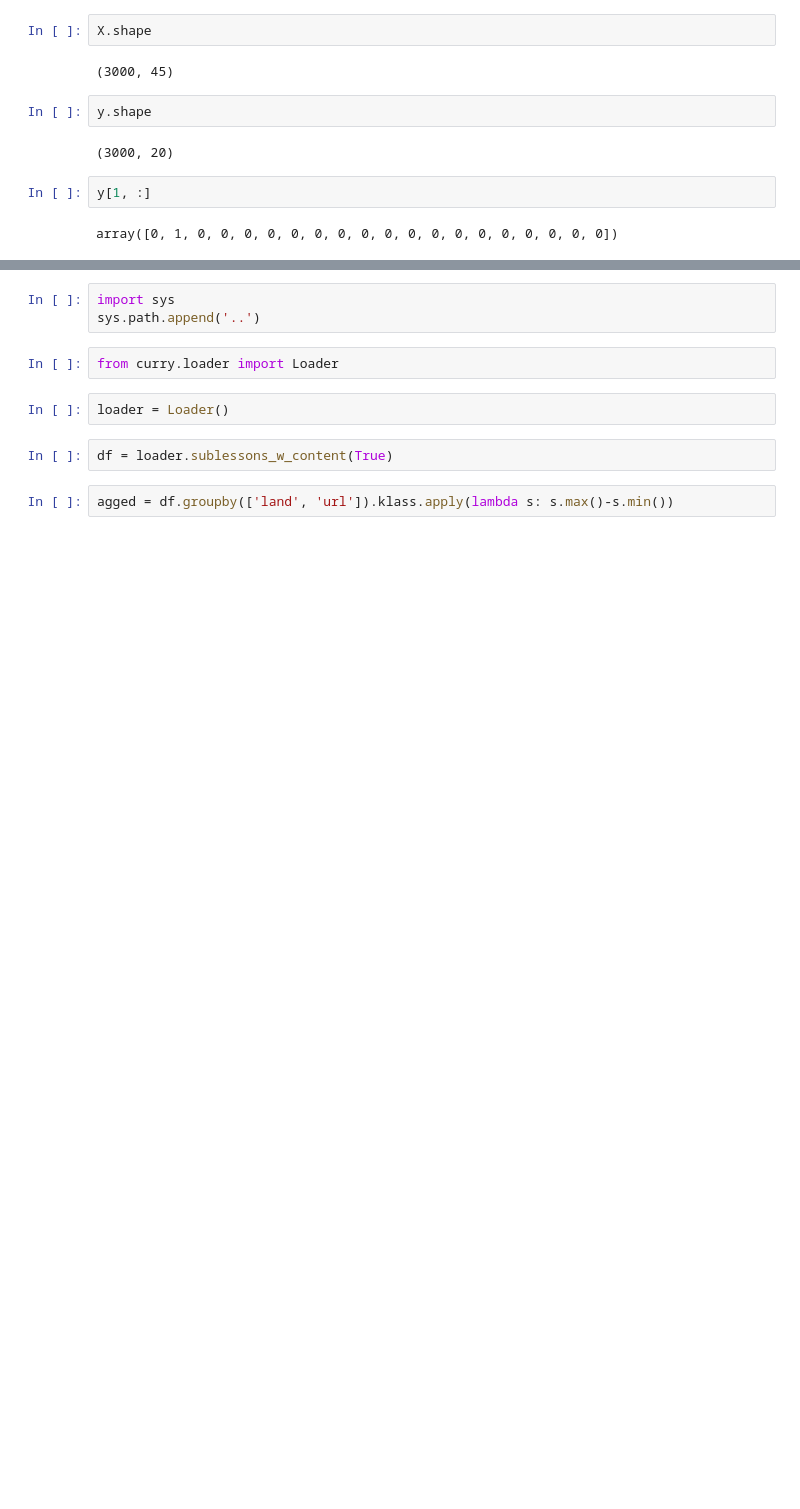
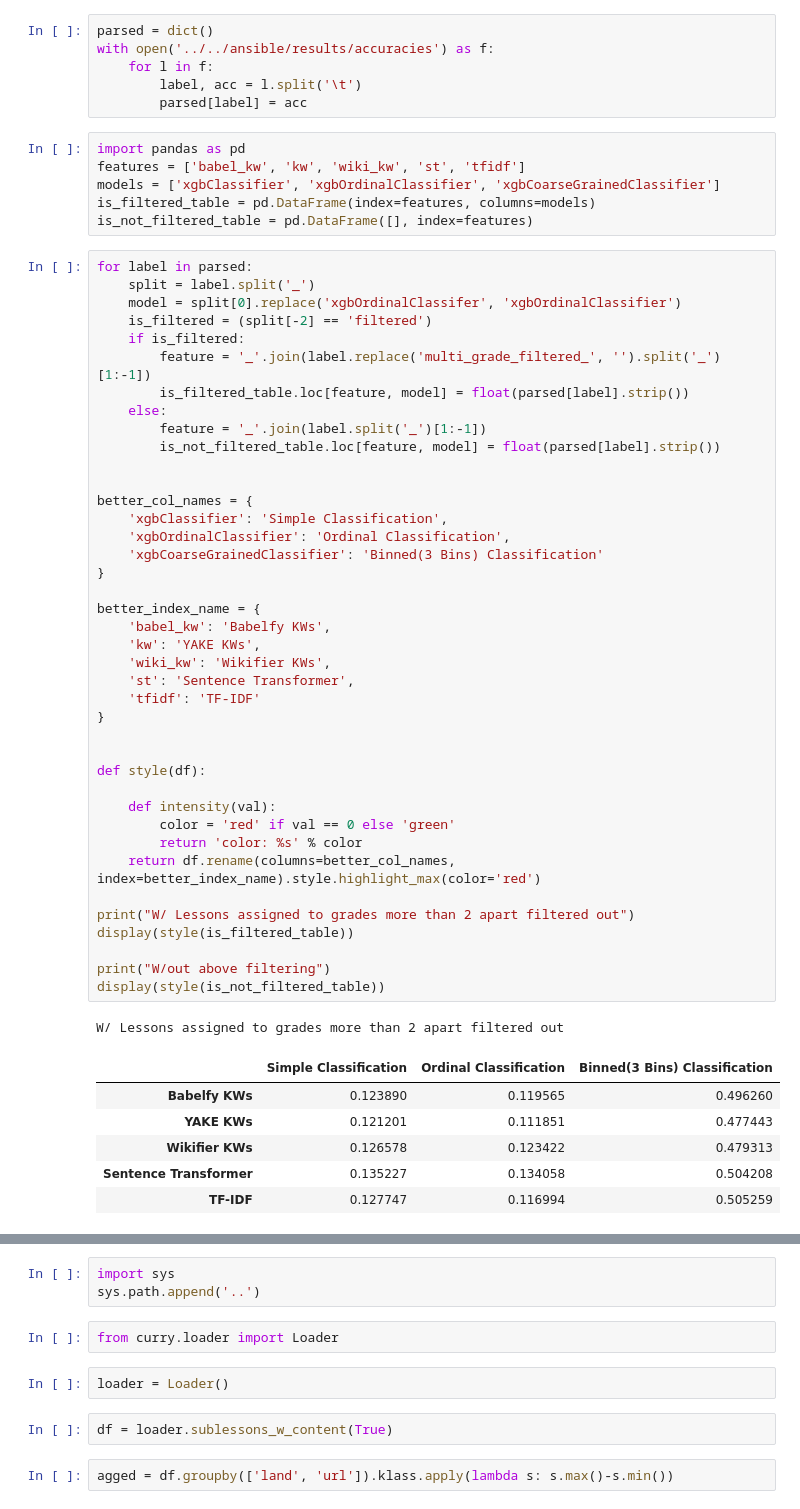
Before and after one commit to rxvl-d/curri, a Jupyter notebook: notebooks/scratch.ipynb, the cells around one changed output, grey strips where cells are left out. Cells and saved outputs as stored; diff of their text form; blank space fills up the shorter version.

```diff
--- a/notebooks/scratch.ipynb
+++ b/notebooks/scratch.ipynb
@@ -40,12 +1,60 @@ Accuracy on test data: 49.8%
-# %%
-X.shape
-# %% [output]
-(3000, 45)
-# %%
-y.shape
-# %% [output]
-(3000, 20)
-# %%
-y[1, :]
-# %% [output]
-array([0, 1, 0, 0, 0, 0, 0, 0, 0, 0, 0, 0, 0, 0, 0, 0, 0, 0, 0, 0])
+# %%
+parsed = dict()
+with open('../../ansible/results/accuracies') as f:
+    for l in f:
+        label, acc = l.split('\t')
+        parsed[label] = acc
+# %%
+import pandas as pd
+features = ['babel_kw', 'kw', 'wiki_kw', 'st', 'tfidf']
+models = ['xgbClassifier', 'xgbOrdinalClassifier', 'xgbCoarseGrainedClassifier']
+is_filtered_table = pd.DataFrame(index=features, columns=models)
+is_not_filtered_table = pd.DataFrame([], index=features)
+# %%
+for label in parsed:
+    split = label.split('_')
+    model = split[0].replace('xgbOrdinalClassifer', 'xgbOrdinalClassifier')
+    is_filtered = (split[-2] == 'filtered')
+    if is_filtered:
+        feature = '_'.join(label.replace('multi_grade_filtered_', '').split('_')[1:-1])
+        is_filtered_table.loc[feature, model] = float(parsed[label].strip())
+    else:
+        feature = '_'.join(label.split('_')[1:-1])
+        is_not_filtered_table.loc[feature, model] = float(parsed[label].strip())
+
+
+better_col_names = {
+    'xgbClassifier': 'Simple Classification',
+    'xgbOrdinalClassifier': 'Ordinal Classification',
+    'xgbCoarseGrainedClassifier': 'Binned(3 Bins) Classification'
+}
+
+better_index_name = {
+    'babel_kw': 'Babelfy KWs',
+    'kw': 'YAKE KWs',
+    'wiki_kw': 'Wikifier KWs',
+    'st': 'Sentence Transformer',
+    'tfidf': 'TF-IDF'
+}
+
+
+def style(df):
+
+    def intensity(val):
+        color = 'red' if val == 0 else 'green'
+        return 'color: %s' % color
+    return df.rename(columns=better_col_names, index=better_index_name).style.highlight_max(color='red')
+
+print("W/ Lessons assigned to grades more than 2 apart filtered out")
+display(style(is_filtered_table))
+
+print("W/out above filtering")
+display(style(is_not_filtered_table))
+# %% [output]
+W/ Lessons assigned to grades more than 2 apart filtered out
+|  | Simple Classification | Ordinal Classification | Binned(3 Bins) Classification |
+| Babelfy KWs | 0.123890 | 0.119565 | 0.496260 |
+| YAKE KWs | 0.121201 | 0.111851 | 0.477443 |
+| Wikifier KWs | 0.126578 | 0.123422 | 0.479313 |
+| Sentence Transformer | 0.135227 | 0.134058 | 0.504208 |
+| TF-IDF | 0.127747 | 0.116994 | 0.505259 |
```
Also changed, not shown: parts of 13 cells of this notebook, 4 other files.
